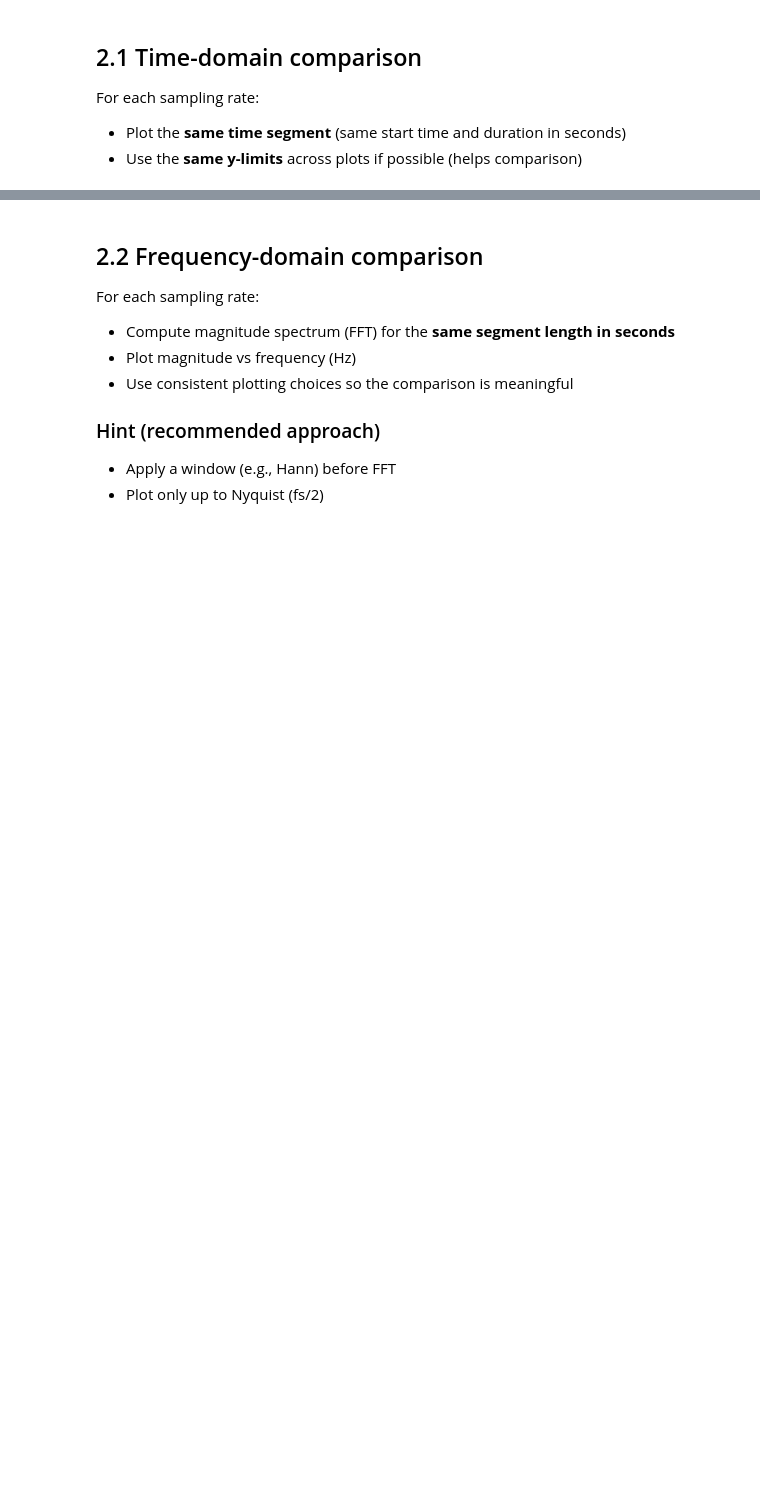
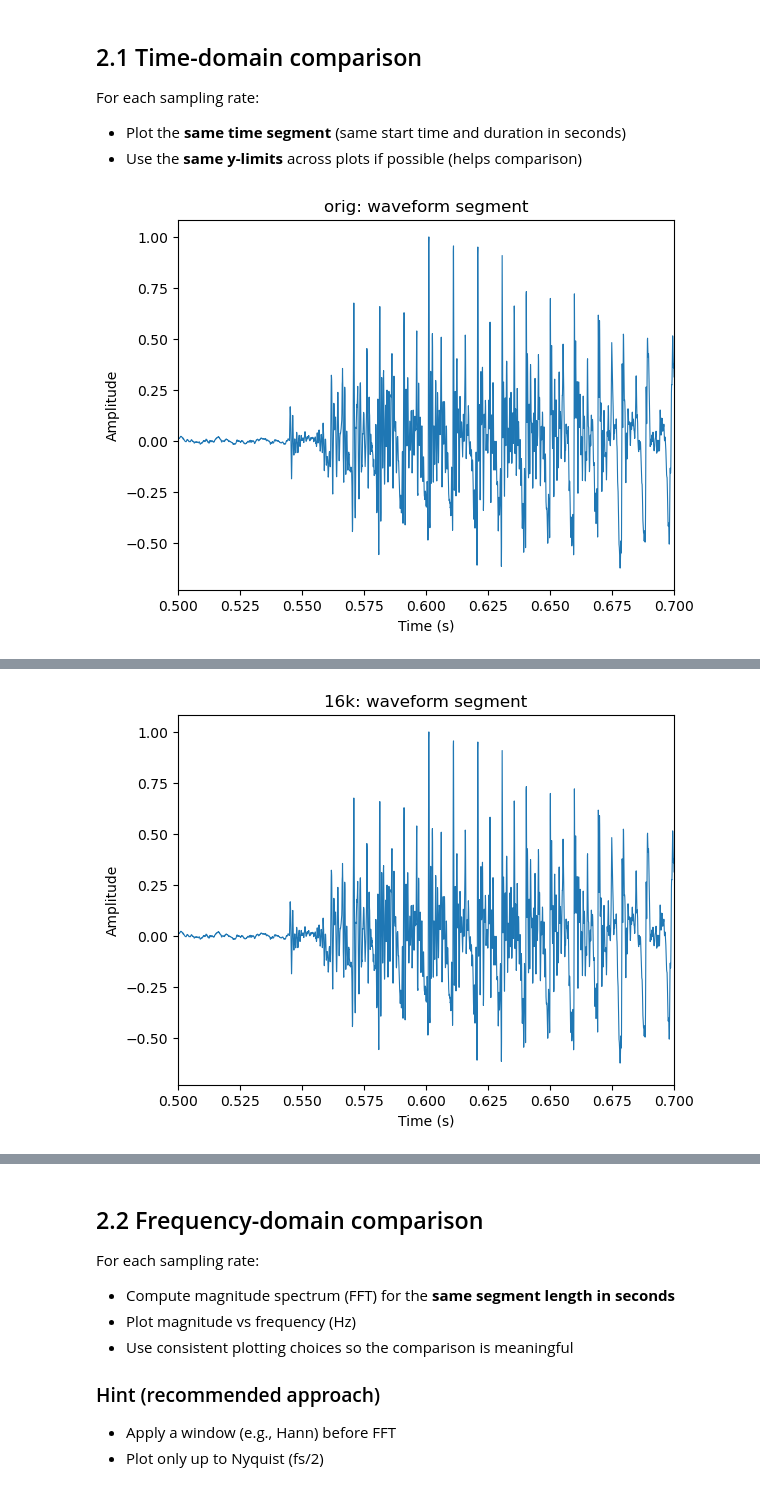
Before and after one commit to kkodachi/ee519-HW1, a Jupyter notebook: HW1_Notebook1_Recording_Sampling_Quantization.ipynb, the cells around one changed output, grey strips where cells are left out. Drawn from its saved outputs; the diff is of its cells as text; code cells hidden in the pictures; blank space fills up the shorter version.

```diff
--- a/HW1_Notebook1_Recording_Sampling_Quantization.ipynb
+++ b/HW1_Notebook1_Recording_Sampling_Quantization.ipynb
@@ -279,9 +279,16 @@ fs_ref = fs_sentence  # e.g., fs_sentence
 # Requirements:
 # - Accept x, fs_in, fs_out
 # - Return x_out (float in [-1, 1]) and fs_out
+from math import gcd
+from scipy.signal import resample_poly
 
 def resample_signal(x, fs_in, fs_out):
-    raise NotImplementedError("Implement resample_signal")
+    # raise NotImplementedError("Implement resample_signal")
+    g = gcd(fs_in,fs_out)
+    up = fs_out // g
+    down = fs_in // g
+    x_out = resample_poly(x,up,down)
+    return x_out, fs_out
 # %%
 # TODO: Create resampled versions at 16k, 8k, 4k
 # Store them in a dictionary for convenience.
@@ -289,10 +296,10 @@ def resample_signal(x, fs_in, fs_out):
 target_fs_list = [16000, 8000, 4000]
 signals = {}  # e.g., {"orig": (x_ref, fs_ref), "16k": (...), ...}
 
-# signals["orig"] = (x_ref, fs_ref)
-# for fs_tgt in target_fs_list:
-#     x_tgt = resample_signal(x_ref, fs_ref, fs_tgt)
-#     signals[f"{fs_tgt//1000}k"] = (x_tgt, fs_tgt)
+signals["orig"] = (x_ref, fs_ref)
+for fs_tgt in target_fs_list:
+    x_tgt = resample_signal(x_ref, fs_ref, fs_tgt)
+    signals[f"{fs_tgt//1000}k"] = x_tgt
 # %% [markdown]
 ## 2.1 Time-domain comparison
 
@@ -302,8 +309,11 @@ For each sampling rate:
 # %%
 # TODO: Plot the same segment for each sampling rate
 # Choose a segment with speech activity (not silence).
 # Example:
-# segment_start = 0.5  # seconds
-# segment_dur = 0.2    # seconds
-# for key, (x, fs) in signals.items():
-#     plot_waveform(x, fs, f"{key}: waveform segment", tlim=(segment_start, segment_start + segment_dur))
+segment_start = 0.5  # seconds
+segment_dur = 0.2    # seconds
+for key, (x, fs) in signals.items():
+    plot_waveform(x, fs, f"{key}: waveform segment", tlim=(segment_start, segment_start + segment_dur))
+    play_audio(x,fs)
+# %% [output]
+[figure, added]
@@ -309,0 +321 @@ For each sampling rate:
+[figure, added]
```
Also changed, not shown: parts of 5 cells of this notebook.
